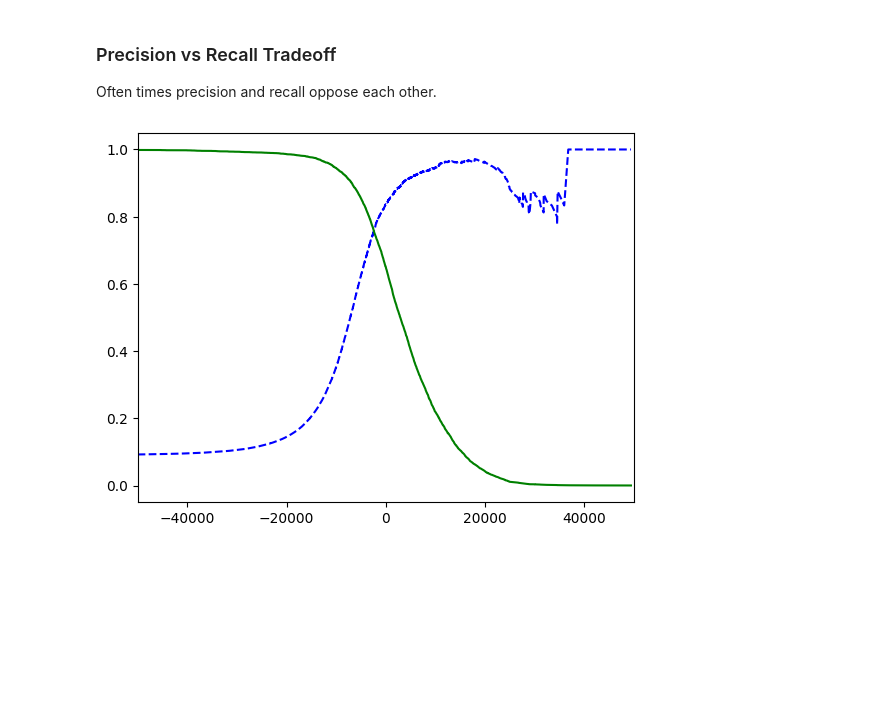
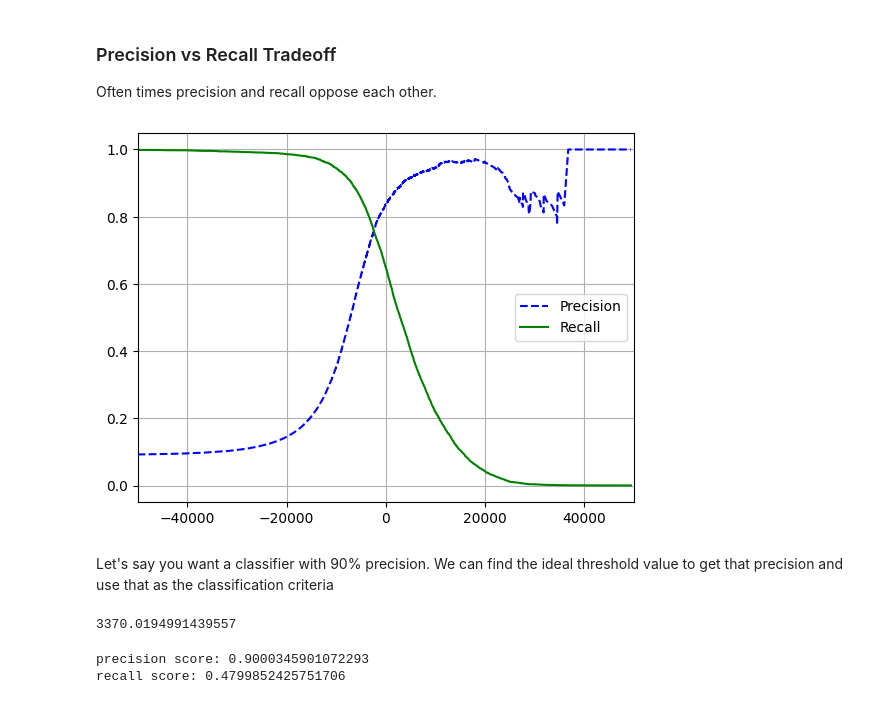
Before and after one commit to sjlunardini/hands-on-ml, a Jupyter notebook: 03_Classification/binary_classifier.ipynb, the cells around one changed output. Saved outputs shown, nothing was run; the diff lists cells and outputs as text; code cells hidden in the pictures; blank space fills up the shorter version.

```diff
--- a/03_Classification/binary_classifier.ipynb
+++ b/03_Classification/binary_classifier.ipynb
@@ -150,16 +158,36 @@ Or if designing a spam filter, it is okay if some spam gets through, but you wan
 Often times precision and recall oppose each other.
 # %%
 from sklearn.metrics import precision_recall_curve
-y_scores = cross_val_predict(sgd_clf, X_train, y_train_5, cv=3, method="decision_function")
+
+y_scores = cross_val_predict(
+    sgd_clf, X_train, y_train_5, cv=3, method="decision_function"
+)
 
 precisions, recalls, thresholds = precision_recall_curve(y_train_5, y_scores)
 # %%
 def plot_precision_recall_vs_threshold(precisions, recalls, thresholds):
     plt.plot(thresholds, precisions[:-1], "b--", label="Precision")
     plt.plot(thresholds, recalls[:-1], "g-", label="Recall")
-    plt.xlim(-50000,50000)
+    plt.grid()
+    plt.legend()
+    plt.xlim(-50000, 50000)
 
 
 plot_precision_recall_vs_threshold(precisions, recalls, thresholds)
 # %% [output]
-[figure, old version]
+[figure, new version]
+# %% [markdown]
+Let's say you want a classifier with 90% precision. We can find the ideal threshold value to get that precision and use that as the classification criteria
+# %%
+threshold_90_precision = thresholds[np.argmax(precisions >= 0.9)]
+threshold_90_precision
+# %% [output]
+3370.0194991439557
+# %%
+y_train_pred_90 = y_scores >= threshold_90_precision
+
+print(f"precision score: {precision_score(y_train_5, y_train_pred_90)}")
+print(f"recall score: {recall_score(y_train_5, y_train_pred_90)}")
+# %% [output]
+precision score: 0.9000345901072293
+recall score: 0.4799852425751706
```
Also changed, not shown: parts of 17 cells of this notebook, 1 other file.
